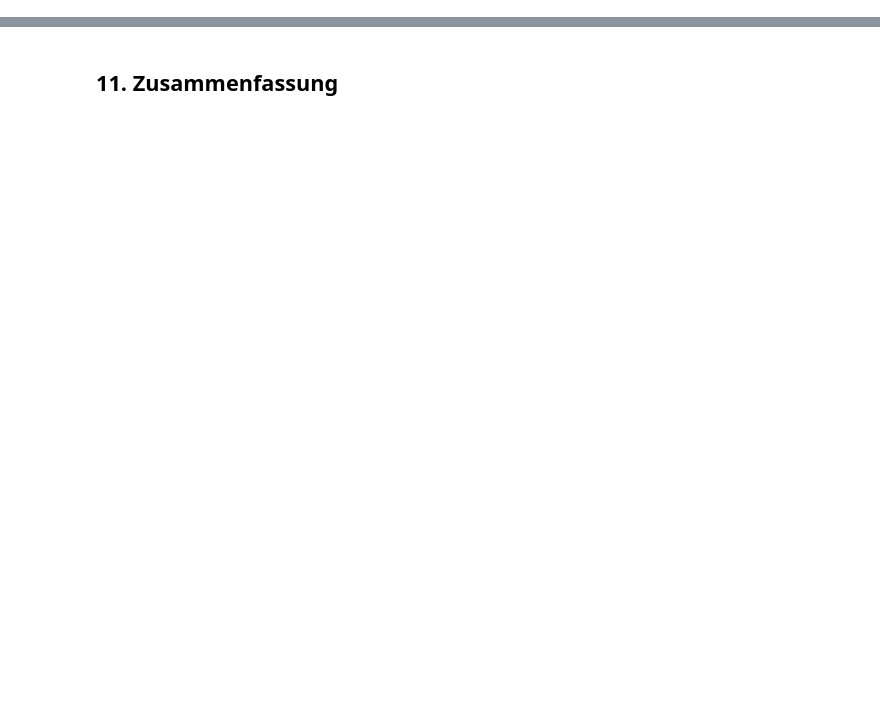
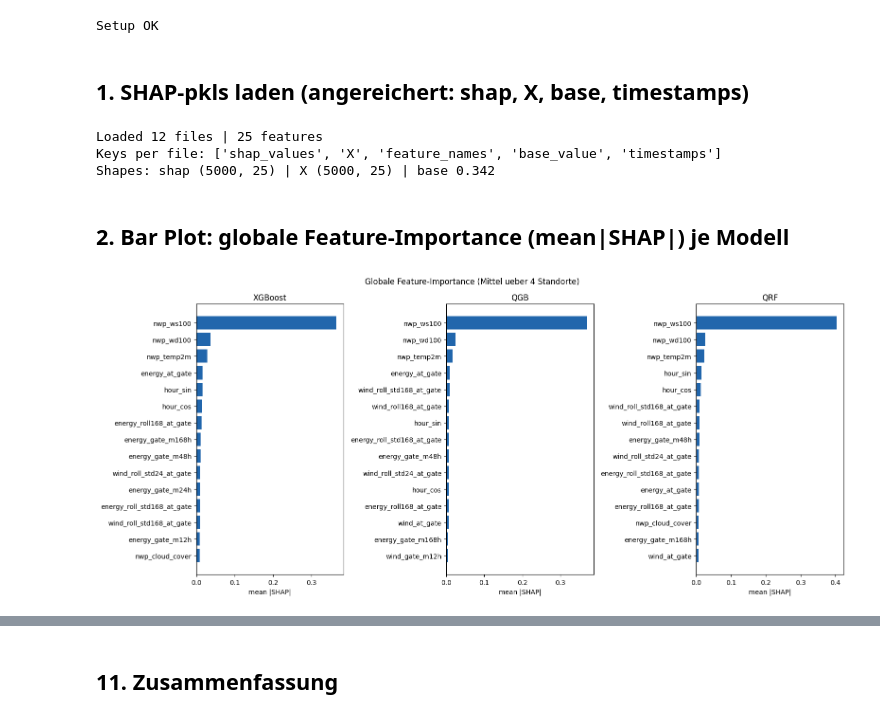
Before and after one commit to noahweis-uni/wind_bidding_project, a Jupyter notebook: notebooks/05_xai_analysis.ipynb, the cells around one changed output, grey strips where cells are left out. Saved outputs shown, nothing was run; the diff lists cells and outputs as text; code cells hidden in the pictures; blank space fills up the shorter version.

```diff
--- a/notebooks/05_xai_analysis.ipynb
+++ b/notebooks/05_xai_analysis.ipynb
@@ -830,0 +7,66 @@ Korrelation |Fehler| - Produktion am Gate: 0.214
+# %%
+from __future__ import annotations
+from pathlib import Path
+import sys, pickle, warnings
+warnings.filterwarnings("ignore")
+import numpy as np, pandas as pd
+import matplotlib.pyplot as plt
+import shap
+
+PROJECT_ROOT = Path.cwd().resolve()
+if PROJECT_ROOT.name == "notebooks":
+    PROJECT_ROOT = PROJECT_ROOT.parent
+SHAP_DIR    = PROJECT_ROOT / "results" / "shap_explanations"
+FORECAST_DIR= PROJECT_ROOT / "results" / "forecasts"
+TABLES_DIR  = PROJECT_ROOT / "results" / "tables"
+FIGURES_DIR = PROJECT_ROOT / "results" / "figures"
+for d in [TABLES_DIR, FIGURES_DIR]:
+    d.mkdir(parents=True, exist_ok=True)
+
+PLANTS = ["Schonungen", "Schwanfeld", "Trabelsdorf", "Obbach"]
+MODELS = {"xgb": "XGBoost", "qgb": "QGB", "qrf": "QRF"}
+PLOT_PLANT = "Schonungen"   # Referenz-Standort fuer lokale Plots
+print("Setup OK")
+# %% [output]
+Setup OK
+# %% [markdown]
+## 1. SHAP-pkls laden (angereichert: shap, X, base, timestamps)
+# %%
+shap_data = {}
+for plant in PLANTS:
+    for mdl in MODELS:
+        fp = SHAP_DIR / f"shap_{mdl}_{plant.lower()}.pkl"
+        if fp.exists():
+            with open(fp, "rb") as f:
+                shap_data[(plant, mdl)] = pickle.load(f)
+FEATURES = shap_data[(PLANTS[0], "xgb")]["feature_names"]
+sample = shap_data[(PLANTS[0], "xgb")]
+print(f"Loaded {len(shap_data)} files | {len(FEATURES)} features")
+print("Keys per file:", list(sample.keys()))
+print("Shapes:", "shap", sample["shap_values"].shape, "| X", np.asarray(sample["X"]).shape,
+      "| base", round(float(sample["base_value"]), 3))
+# %% [output]
+Loaded 12 files | 25 features
+Keys per file: ['shap_values', 'X', 'feature_names', 'base_value', 'timestamps']
+Shapes: shap (5000, 25) | X (5000, 25) | base 0.342
+# %% [markdown]
+## 2. Bar Plot: globale Feature-Importance (mean|SHAP|) je Modell
+# %%
+rows = []
+for (plant, mdl), d in shap_data.items():
+    imp = np.abs(d["shap_values"]).mean(axis=0)
+    for f, v in zip(FEATURES, imp):
+        rows.append({"plant": plant, "model": MODELS[mdl], "feature": f, "importance": float(v)})
+imp_df = pd.DataFrame(rows)
+imp_df.to_csv(TABLES_DIR / "shap_feature_importance.csv", index=False)
+glob = imp_df.groupby(["model", "feature"])["importance"].mean().reset_index()
+
+fig, axes = plt.subplots(1, 3, figsize=(16, 7))
+for ax, m in zip(axes, ["XGBoost", "QGB", "QRF"]):
+    top = glob[glob["model"] == m].nlargest(15, "importance").sort_values("importance")
+    ax.barh(top["feature"], top["importance"], color="#2166ac")
+    ax.set_title(m); ax.set_xlabel("mean |SHAP|")
+plt.suptitle("Globale Feature-Importance (Mittel ueber 4 Standorte)"); plt.tight_layout()
+plt.savefig(FIGURES_DIR / "shap_bar_importance.png", dpi=150); plt.show()
+# %% [output]
+[figure, added]
```
Also changed, not shown: parts of 59 cells of this notebook, 30 other files.
